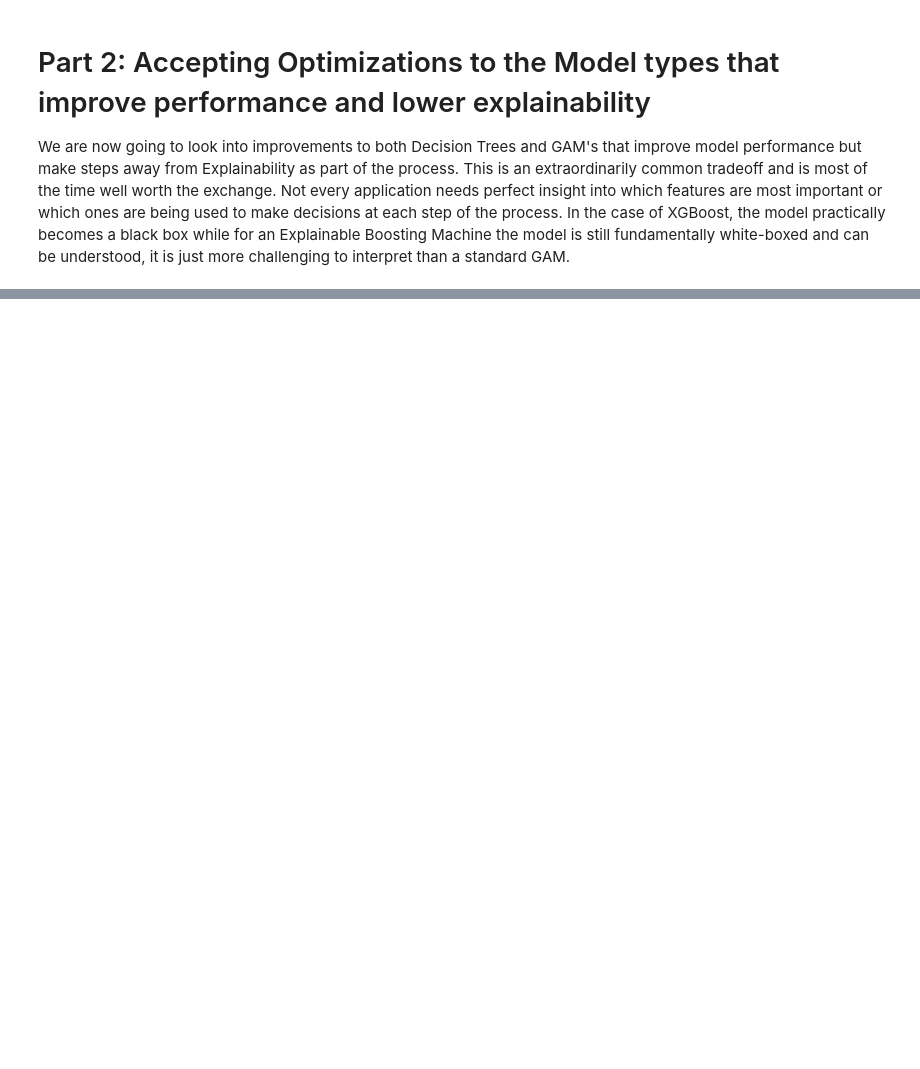
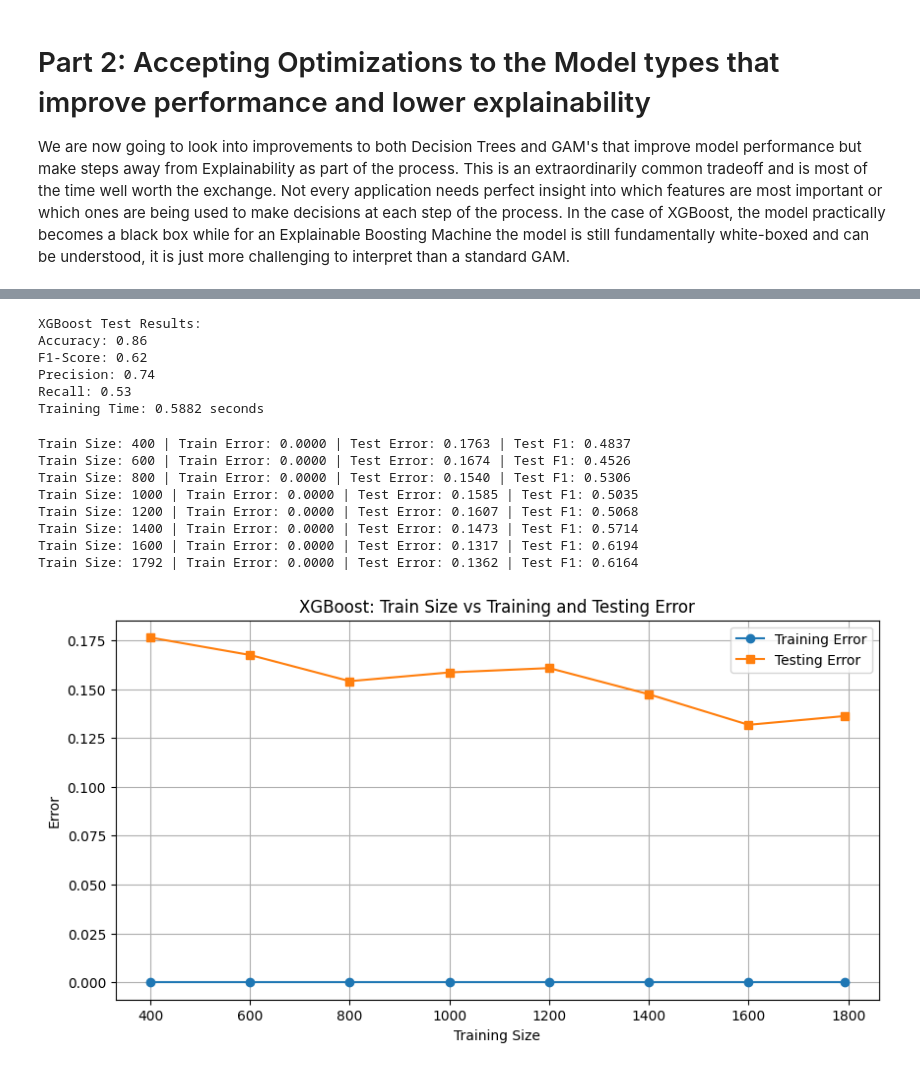
Before and after one commit to shankswhite/ML6140, a Jupyter notebook: HighExplainability.ipynb, the cells around one changed output, grey strips where cells are left out. Cells and saved outputs as stored; diff of their text form; code cells hidden in the pictures; blank space fills up the shorter version.

```diff
--- a/HighExplainability.ipynb
+++ b/HighExplainability.ipynb
@@ -524,30 +724,34 @@ We are now going to look into improvements to both Decision Trees and GAM's that
 
 from xgboost import XGBClassifier
 
-X_train, y_train, X_val, y_val, X_test, y_test = split_data(marketing_df, method='train_val_test')
+X = marketing_df.drop(columns=['AcceptedAny']).values
+y = marketing_df['AcceptedAny'].values
+
+X_train, X_test, y_train, y_test = train_test_split(
+    X, y, test_size=0.2, random_state=RANDOM_SEED, stratify=y
+)
 
 scaler = StandardScaler()
 X_train_scaled = scaler.fit_transform(X_train)
-X_val_scaled = scaler.transform(X_val)
 X_test_scaled = scaler.transform(X_test)
 
 # --- Hyperparameter tuning via GridSearchCV ---
 param_grid = {
-    'n_estimators': [ 200, 300, 400],
-    'max_depth': [3, 5, 7],
-    'learning_rate': [0.1, 0.125, 0.15],
+    'n_estimators': [100, 200, 300, 400],
+    'max_depth': [3, 5, 7, 9],
+    'learning_rate': [0.1, 0.125, 0.15, 0.175],
 }
 
 grid_search = GridSearchCV(
-    XGBClassifier( eval_metric='logloss', random_state=RANDOM_SEED),
+    XGBClassifier(eval_metric='logloss', random_state=RANDOM_SEED),
     param_grid,
     scoring='f1',
     cv=5,
-    n_jobs=1
+    n_jobs=-1
 )
 
 start_time = time.time()
-grid_search.fit(X_train_scaled, y_train.ravel())
+grid_search.fit(X_train_scaled, y_train)
 end_time = time.time()
 
 best_xgb = grid_search.best_params_
@@ -589,10 +811,17 @@ print(f"F1-Score: {f1:.2f}")
 print(f"Precision: {precision:.2f}")
 print(f"Recall: {recall:.2f}")
 print(f"Training Time: {xgb_training_time:.4f} seconds")
+# %% [output]
+XGBoost Test Results:
+Accuracy: 0.86
+F1-Score: 0.62
+Precision: 0.74
+Recall: 0.53
+Training Time: 0.5882 seconds
 # %%
 
 # --- Train size vs error ---
-train_sizes = [400, 600, 800, 1000, 1200, 1344]
+train_sizes = [400, 600, 800, 1000, 1200, 1400, 1600, 1792]
 xgb_size_results = []
 
 for size in train_sizes:
@@ -603,33 +832,43 @@ for size in train_sizes:
         n_estimators=best_xgb['n_estimators'],
         max_depth=best_xgb['max_depth'],
         learning_rate=best_xgb['learning_rate'],
         eval_metric='logloss',
         random_state=RANDOM_SEED
     )
     xgb_model.fit(X_train_subset, y_train_subset.ravel())
 
     y_train_pred = xgb_model.predict(X_train_subset)
     train_error = 1 - accuracy_score(y_train_subset, y_train_pred)
 
     y_test_pred = xgb_model.predict(X_test_scaled)
     test_error = 1 - accuracy_score(y_test, y_test_pred)
     test_f1 = f1_score(y_test, y_test_pred)
 
     xgb_size_results.append({'train_size': size, 'train_error': train_error, 'test_error': test_error, 'test_f1': test_f1})
     print(f"Train Size: {size} | Train Error: {train_error:.4f} | Test Error: {test_error:.4f} | Test F1: {test_f1:.4f}")
 
 xgb_size_results_arr = np.array([(r['train_size'], r['train_error'], r['test_error']) for r in xgb_size_results])
 
 plt.figure(figsize=(10, 5))
 plt.title("XGBoost: Train Size vs Training and Testing Error")
 plt.xlabel("Training Size")
 plt.ylabel("Error")
 plt.plot(xgb_size_results_arr[:, 0], xgb_size_results_arr[:, 1], marker='o', linestyle='-', label="Training Error")
 plt.plot(xgb_size_results_arr[:, 0], xgb_size_results_arr[:, 2], marker='s', linestyle='-', label="Testing Error")
 plt.legend()
 plt.grid(True)
 plt.savefig("xgb_train_size_vs_error.png")
 plt.show()
+# %% [output]
+Train Size: 400 | Train Error: 0.0000 | Test Error: 0.1763 | Test F1: 0.4837
+Train Size: 600 | Train Error: 0.0000 | Test Error: 0.1674 | Test F1: 0.4526
+Train Size: 800 | Train Error: 0.0000 | Test Error: 0.1540 | Test F1: 0.5306
+Train Size: 1000 | Train Error: 0.0000 | Test Error: 0.1585 | Test F1: 0.5035
+Train Size: 1200 | Train Error: 0.0000 | Test Error: 0.1607 | Test F1: 0.5068
+Train Size: 1400 | Train Error: 0.0000 | Test Error: 0.1473 | Test F1: 0.5714
+Train Size: 1600 | Train Error: 0.0000 | Test Error: 0.1317 | Test F1: 0.6194
+Train Size: 1792 | Train Error: 0.0000 | Test Error: 0.1362 | Test F1: 0.6164
+[figure, added]
 # %%
 
 # --- Train size vs F1 ---
```
Also changed, not shown: parts of 28 cells of this notebook.
